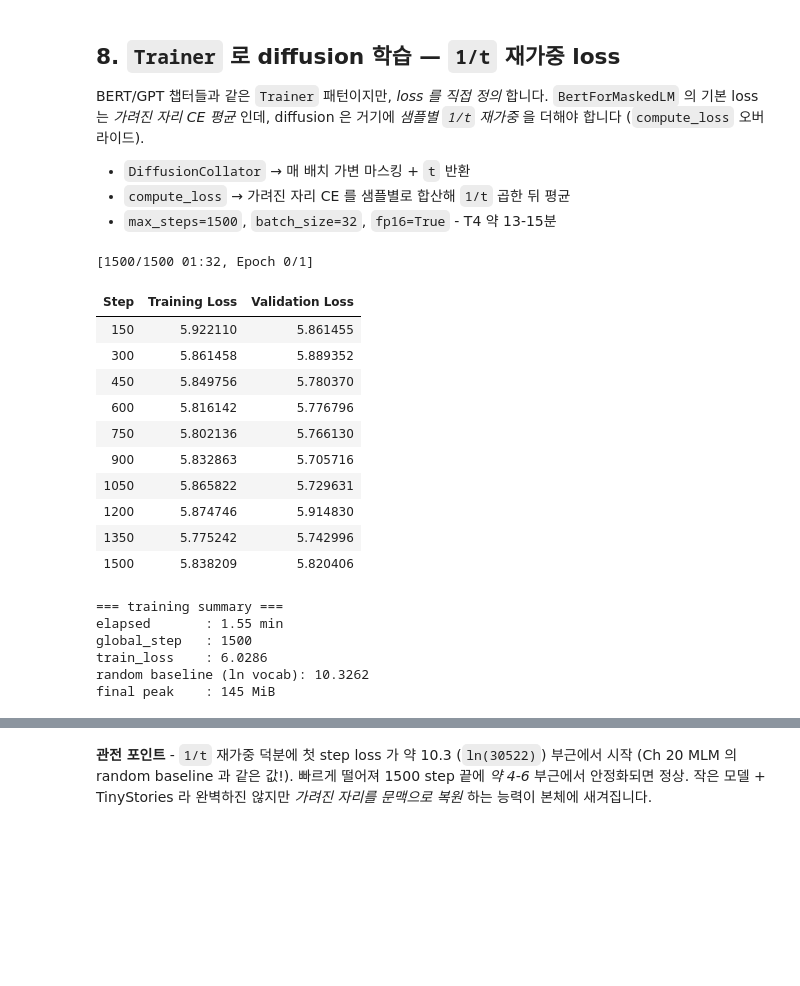
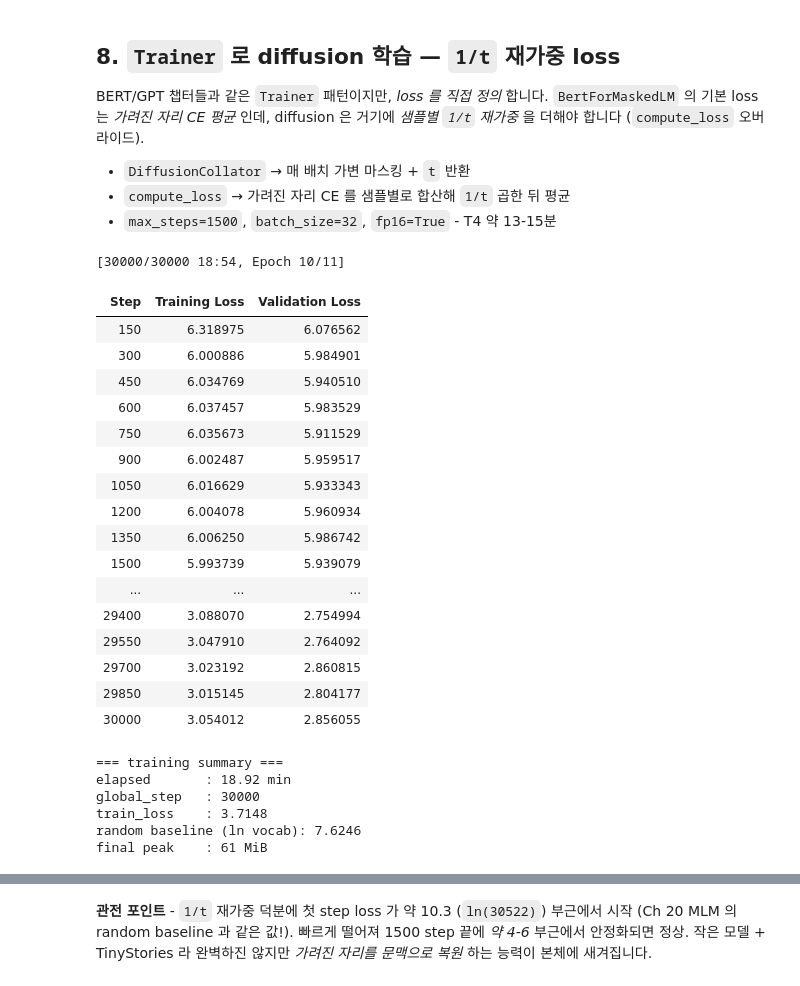
Before and after one commit to yoon-gu/neuqes-101, a Jupyter notebook: executed/32_diffusion_intro.ipynb, the cells around one changed output, grey strips where cells are left out. Saved outputs shown, nothing was run; the diff lists cells and outputs as text; code cells hidden in the pictures; blank space fills up the shorter version.

```diff
--- a/executed/32_diffusion_intro.ipynb
+++ b/executed/32_diffusion_intro.ipynb
@@ -321,23 +322,24 @@ one day, a little girl named lily found a needle in her room. she knew it was di
 class DiffusionCollator:
     '''매 배치마다 t ~ U(eps, 1) 을 뽑아 그 비율로 토큰을 [MASK] 치환.'''
 
-    def __init__(self, tokenizer, eps=1e-3):
+    def __init__(self, tokenizer, eps=0.02, seed=42):
         self.mask_id = tokenizer.mask_token_id
         self.eps = eps
+        self.gen = torch.Generator().manual_seed(seed)
 
     def __call__(self, examples):
         ids = torch.tensor([e["input_ids"] for e in examples], dtype=torch.long)
         B, L = ids.shape
 
         # 샘플별 마스킹 비율 t ~ U(eps, 1)
-        t = torch.rand(B) * (1.0 - self.eps) + self.eps          # (B,)
+        t = torch.rand(B, generator=self.gen) * (1.0 - self.eps) + self.eps          # (B,)
 
         # 각 토큰을 독립적으로 확률 t 로 마스킹
-        mask = torch.rand(B, L) < t.unsqueeze(1)                  # (B, L) bool
+        mask = torch.rand(B, L, generator=self.gen) < t.unsqueeze(1)                  # (B, L) bool
         # 적어도 한 자리는 가리도록 보정 (t 가 아주 작아 전부 안 가려진 경우 방지)
         no_mask_rows = ~mask.any(dim=1)
         if no_mask_rows.any():
-            j = torch.randint(0, L, (int(no_mask_rows.sum()),))
+            j = torch.randint(0, L, (int(no_mask_rows.sum()),), generator=self.gen)
             mask[no_mask_rows, j] = True
 
         input_ids = ids.clone()
@@ -542,12 +544,12 @@ class DiffusionTrainer(Trainer):
 
 args = TrainingArguments(
     output_dir="./out_diffusion_intro",
-    max_steps=1500,
-    per_device_train_batch_size=32,
-    per_device_eval_batch_size=32,
+    max_steps=30000,
+    per_device_train_batch_size=64,
+    per_device_eval_batch_size=64,
     learning_rate=3e-4,
     weight_decay=0.01,
-    warmup_steps=100,
+    warmup_steps=500,
     lr_scheduler_type="cosine",
     max_grad_norm=1.0,
     fp16=USE_FP16,                       # T4 는 bf16 불가
@@ -558,8 +560,6 @@ args = TrainingArguments(
     report_to="none",
     label_names=["labels"],
     remove_unused_columns=False,         # 'labels','t' 를 collator 가 만들므로 보존
-    dataloader_num_workers=2,
-    dataloader_pin_memory=True,
     seed=SEED,
 )
 
@@ -576,50 +576,56 @@ class VRAMCallback(TrainerCallback):
         if torch.cuda.is_available():
             self.steps.append(state.global_step)
             self.peak_MiB.append(torch.cuda.max_memory_allocated() / 1024**2)
             torch.cuda.reset_peak_memory_stats()
 
 
 vram_cb = VRAMCallback()
 
 trainer = DiffusionTrainer(
     model=model,
     args=args,
     train_dataset=lm_train,
     eval_dataset=lm_val,
     data_collator=diff_collator,
     callbacks=[vram_cb],
 )
 
 t0 = time.time()
 train_out = trainer.train()
 elapsed = time.time() - t0
 
 print(f"\n=== training summary ===")
 print(f"elapsed       : {elapsed/60:.2f} min")
 print(f"global_step   : {train_out.global_step}")
 print(f"train_loss    : {train_out.training_loss:.4f}")
 print(f"random baseline (ln vocab): {math.log(tokenizer.vocab_size):.4f}")
 if torch.cuda.is_available():
     print(f"final peak    : {torch.cuda.max_memory_allocated()/1024**2:.0f} MiB")
 # %% [output]
-[1500/1500 01:32, Epoch 0/1]
+[30000/30000 18:54, Epoch 10/11]
 | Step | Training Loss | Validation Loss |
-| 150 | 5.922110 | 5.861455 |
-| 300 | 5.861458 | 5.889352 |
-| 450 | 5.849756 | 5.780370 |
-| 600 | 5.816142 | 5.776796 |
-| 750 | 5.802136 | 5.766130 |
-| 900 | 5.832863 | 5.705716 |
-| 1050 | 5.865822 | 5.729631 |
-| 1200 | 5.874746 | 5.914830 |
-| 1350 | 5.775242 | 5.742996 |
-| 1500 | 5.838209 | 5.820406 |
+| 150 | 6.318975 | 6.076562 |
+| 300 | 6.000886 | 5.984901 |
+| 450 | 6.034769 | 5.940510 |
+| 600 | 6.037457 | 5.983529 |
+| 750 | 6.035673 | 5.911529 |
+| 900 | 6.002487 | 5.959517 |
+| 1050 | 6.016629 | 5.933343 |
+| 1200 | 6.004078 | 5.960934 |
+| 1350 | 6.006250 | 5.986742 |
+| 1500 | 5.993739 | 5.939079 |
+| ... | ... | ... |
+| 29400 | 3.088070 | 2.754994 |
+| 29550 | 3.047910 | 2.764092 |
+| 29700 | 3.023192 | 2.860815 |
+| 29850 | 3.015145 | 2.804177 |
+| 30000 | 3.054012 | 2.856055 |
 === training summary ===
-elapsed       : 1.55 min
-global_step   : 1500
-train_loss    : 6.0286
-random baseline (ln vocab): 10.3262
-final peak    : 145 MiB
+elapsed       : 18.92 min
+global_step   : 30000
+train_loss    : 3.7148
+random baseline (ln vocab): 7.6246
+final peak    : 61 MiB
 # %%
 # loss curve + VRAM trace
 log = trainer.state.log_history
```
Also changed, not shown: parts of 16 cells of this notebook.
